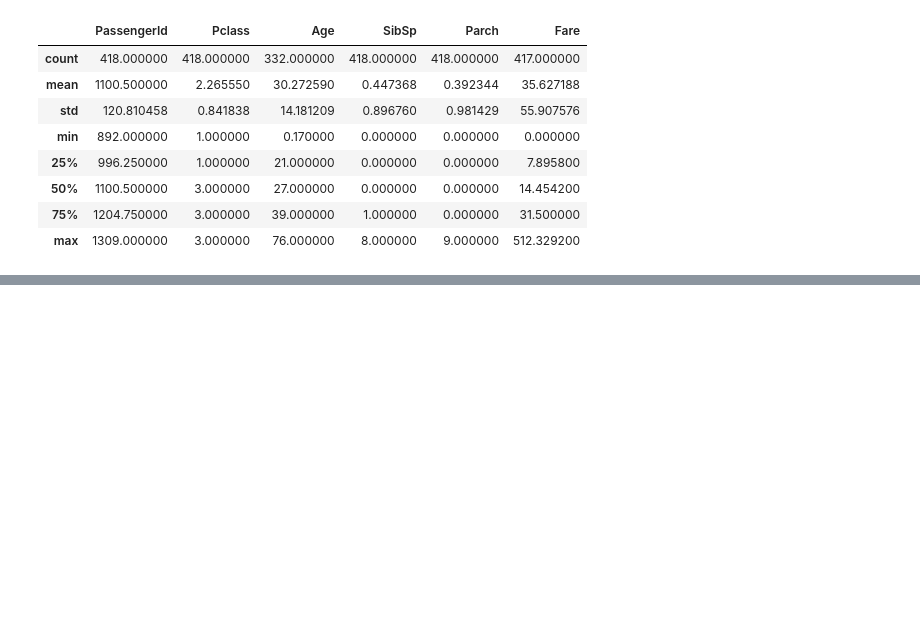
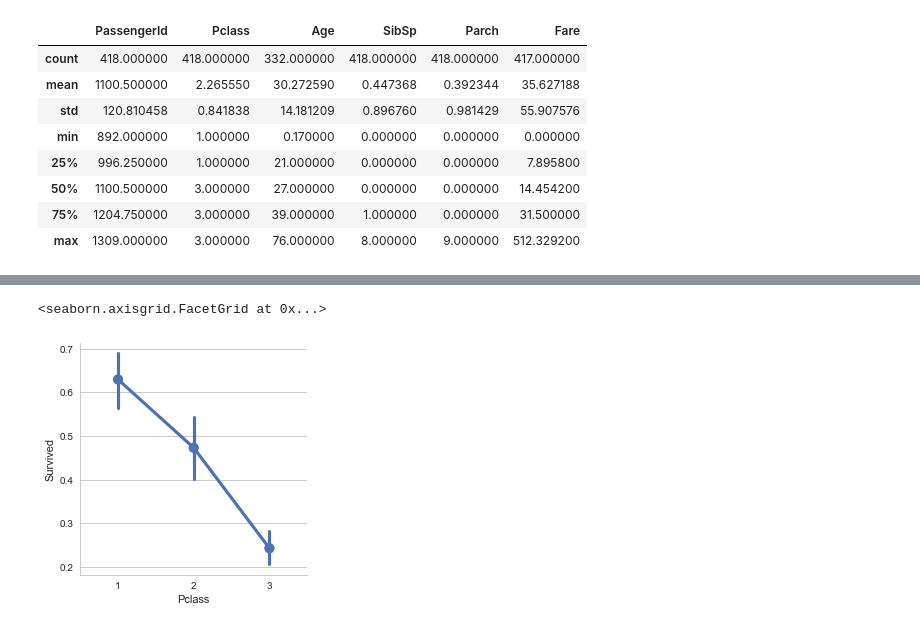
Before and after one commit to u-abramchuk/titanic, a Jupyter notebook: code/notebook.ipynb, the cells around one changed output, grey strips where cells are left out. Saved outputs shown, nothing was run; the diff lists cells and outputs as text; code cells hidden in the pictures; blank space fills up the shorter version.

```diff
--- a/code/notebook.ipynb
+++ b/code/notebook.ipynb
@@ -25,3 +17,20 @@ import pandas as pd # data processing, CSV file I/O (e.g. pd.read_csv)
+# %%
+import numpy as np
+
+import pandas as pd
+
+import matplotlib.pyplot as plt
+%matplotlib inline
+
+import seaborn as sns
+sns.set_style('whitegrid')
+
+# machine learning
+from sklearn.linear_model import LogisticRegression
+from sklearn.svm import SVC, LinearSVC
+from sklearn.ensemble import RandomForestClassifier
+from sklearn.neighbors import KNeighborsClassifier
+from sklearn.naive_bayes import GaussianNB
 # %%
 # load training data
 train = pd.read_csv('../input/train.csv')
@@ -121,0 +166,6 @@ test.describe()
+# %%
+# PassengerId
+
+# auto-generated, it's safe to drop it
+train = train.drop(['PassengerId'], axis=1)
+train.head()
@@ -121,0 +179,7 @@ test.describe()
+# %%
+# Pclass
+
+sns.factorplot('Pclass', 'Survived', data=train)
+# %% [output]
+<seaborn.axisgrid.FacetGrid at 0x...>
+[figure, added]
```
Also changed, not shown: parts of 29 cells of this notebook.
